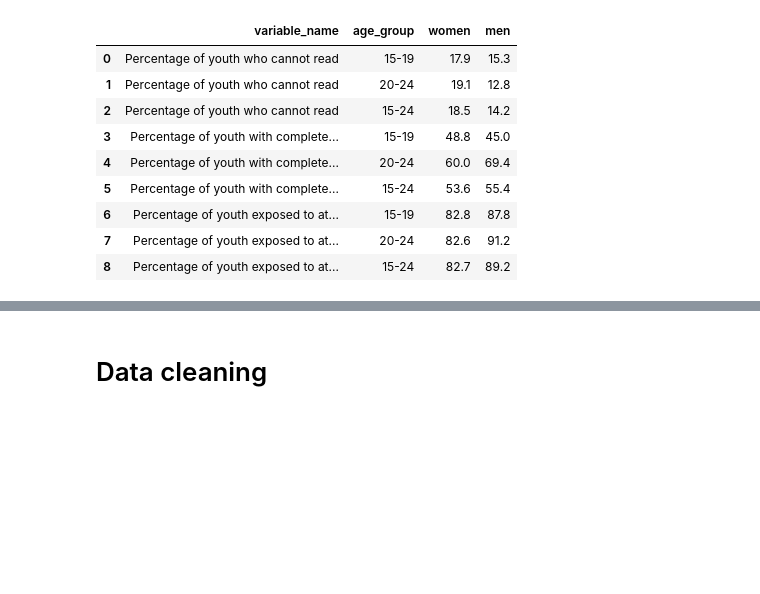
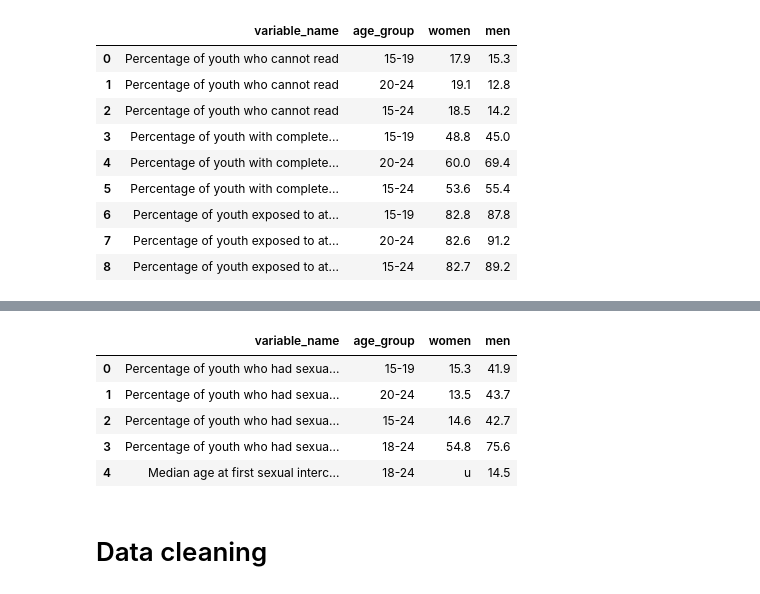
Before and after one commit to Maickery/Child_of_change, a Jupyter notebook: Project.ipynb, the cells around one changed output, grey strips where cells are left out. Saved outputs shown, nothing was run; the diff lists cells and outputs as text; code cells hidden in the pictures; blank space fills up the shorter version.

```diff
--- a/Project.ipynb
+++ b/Project.ipynb
@@ -291,0 +296,11 @@ df2
+# %%
+df3= load_table(url='https://dhsprogram.com/topics/Youth-Corner/haiti-dhs-key-indicators.cfm',start=38,end=47)
+# %%
+df3
+# %% [output]
+|  | variable_name | age_group | women | men |
+| 0 | Percentage of youth who had sexua... | 15-19 | 15.3 | 41.9 |
+| 1 | Percentage of youth who had sexua... | 20-24 | 13.5 | 43.7 |
+| 2 | Percentage of youth who had sexua... | 15-24 | 14.6 | 42.7 |
+| 3 | Percentage of youth who had sexua... | 18-24 | 54.8 | 75.6 |
+| 4 | Median age at first sexual interc... | 18-24 | u | 14.5 |
```
Also changed, not shown: parts of 6 cells of this notebook, 3 other files.
